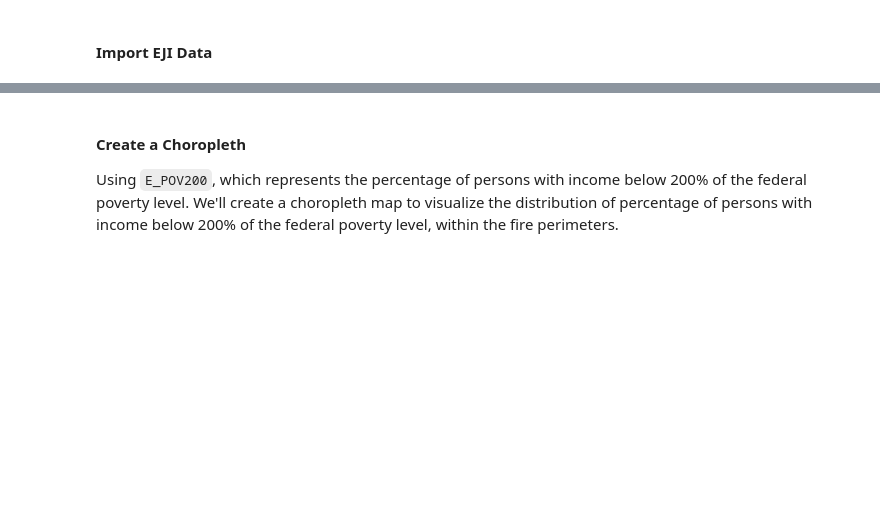
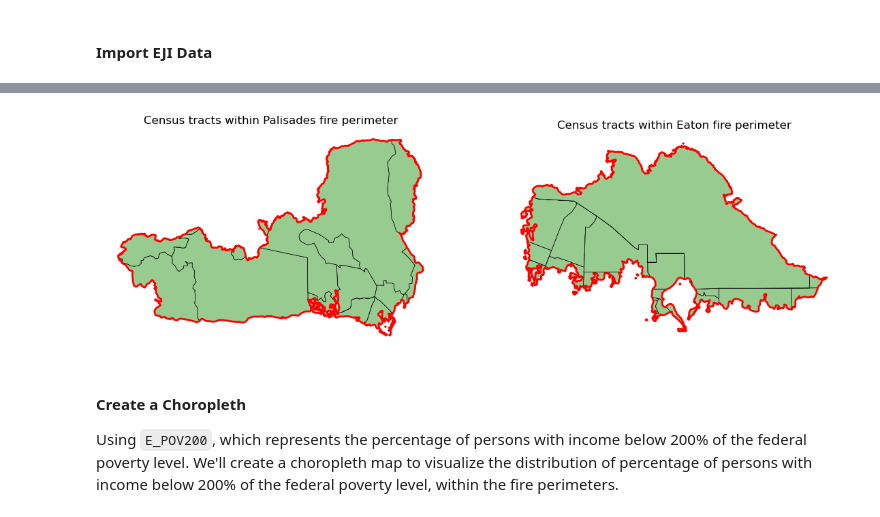
Before and after one commit to jaslynmiura/jaslynmiura.github.io, a Jupyter notebook: posts/eds220-blog-post/fires-blog.ipynb, the cells around one changed output, grey strips where cells are left out. Drawn from its saved outputs; the diff is of its cells as text; code cells hidden in the pictures; blank space fills up the shorter version.

```diff
--- a/posts/eds220-blog-post/fires-blog.ipynb
+++ b/posts/eds220-blog-post/fires-blog.ipynb
@@ -310,3 +345,34 @@ By clipping the EJI data to the perimeters, well now only have data for census t
+# %%
+# Plot the fire perimeters on the Eaton and Palisade census tracts.
+fig, (ax1, ax2) = plt.subplots(1, 2, figsize=(14, 6))
+
+palisade_eji_clip.plot(ax=ax1,
+                  color= '#97CB90',
+                  edgecolor='black',
+                  linewidth=0.5)
+palisades_perimeter.plot(ax=ax1,
+              edgecolor= 'red',
+              color = 'none',
+              linewidth=2)
+ax1.axis('off')
+
+ax1.set_title('Census tracts within Palisades fire perimeter')
+
+eaton_eji_clip.plot(ax=ax2,
+               color= '#97CB90',
+               edgecolor='black',
+               linewidth=0.5)
+eaton_perimeter.plot(ax=ax2,
+              edgecolor= 'red',
+              color = 'none',
+              linewidth=2)
+ax2.axis('off')
+
+ax2.set_title('Census tracts within Eaton fire perimeter')
+
+plt.show()
+# %% [output]
+[figure, added]
 # %% [markdown]
 #### Create a Choropleth
 
```
Also changed, not shown: parts of 27 cells of this notebook, 8 other files.
